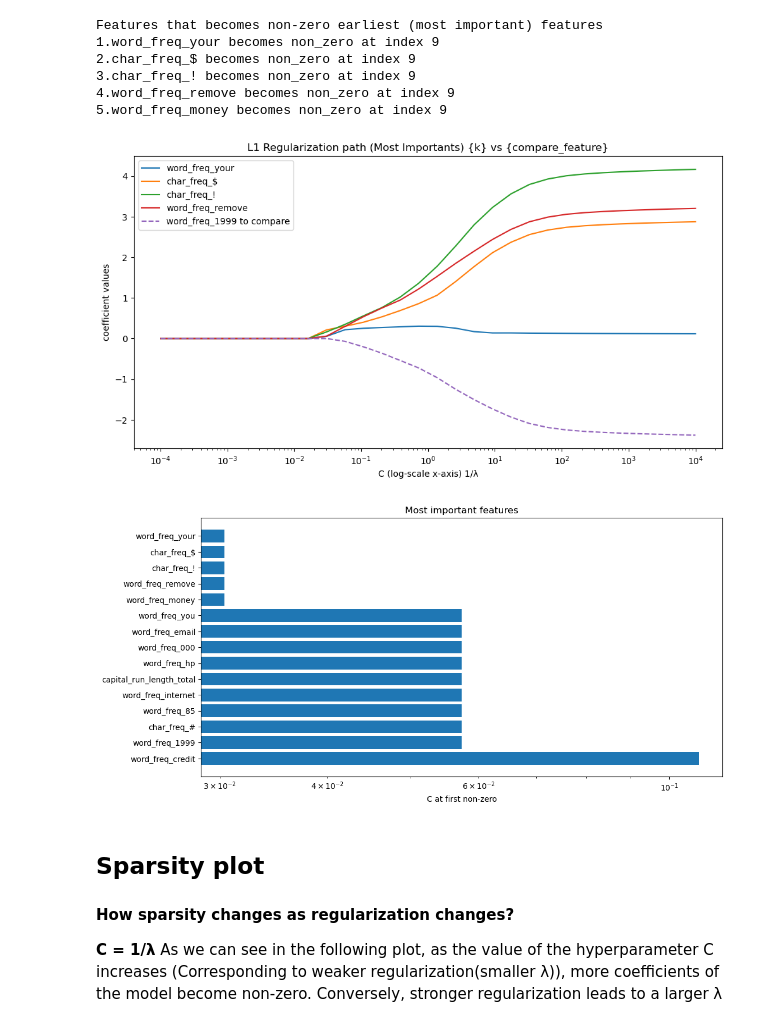
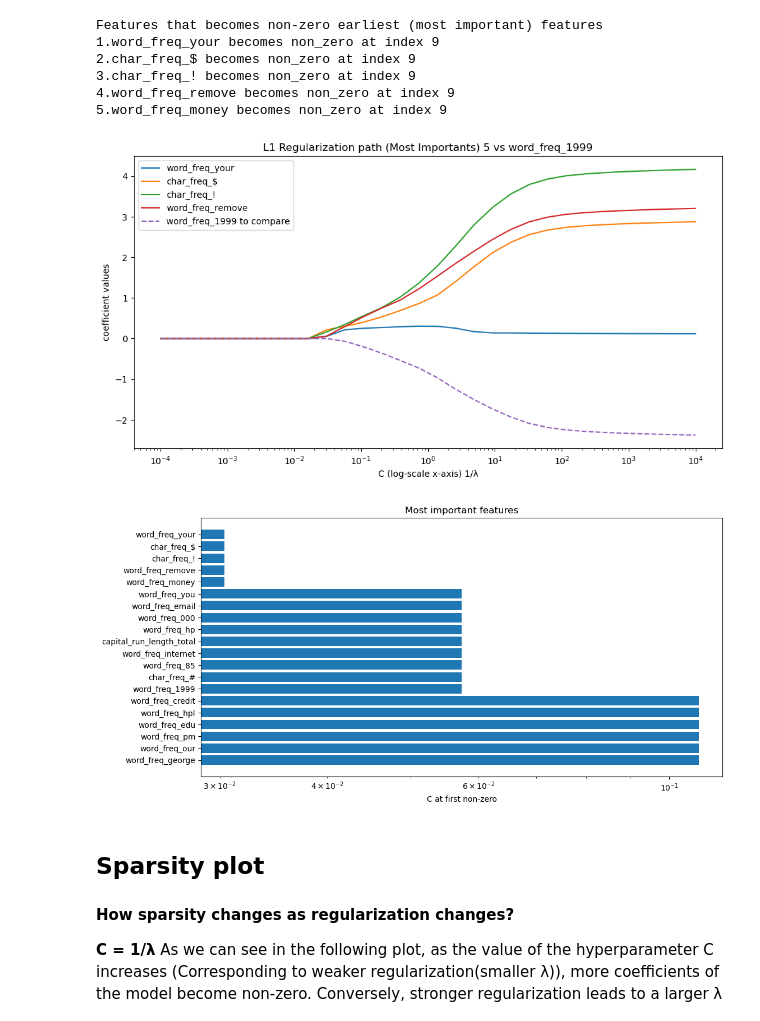
Before and after one commit to jacktheplant/assignment-2, a Jupyter notebook: assignment2.ipynb, the cells around one changed output. Saved outputs shown, nothing was run; the diff lists cells and outputs as text; code cells hidden in the pictures.

Commit message:
added plot to par4 and some changes

```diff
--- a/assignment2.ipynb
+++ b/assignment2.ipynb
@@ -322,6 +322,10 @@ model_minibatch_l2_batch_64.fit(X_train, y_train)
 # Pure SGD (B=1), No Regularization
 model_sgd_pure = LogisticRegressionSGD(learning_rate, epochs, batch_size=1, reg_lambda=0)
 model_sgd_pure.fit(X_train, y_train)
+
+# Pure SGD (B=1), Regularization
+model_sgd_l2 = LogisticRegressionSGD(learning_rate, epochs, batch_size=1, reg_lambda=fixed_lambda)
+model_sgd_l2.fit(X_train, y_train)
 # %% [output]
 <__main__.LogisticRegressionSGD at 0x...>
 # %%
@@ -830,28 +834,29 @@ plt.plot(Cs,  C_list[:, compare_i],linestyle = '--', label = f'{features[compare
 plt.xscale('log')
 plt.xlabel('C (log-scale x-axis) 1/λ')
 plt.ylabel('coefficient values')
-plt.title('L1 Regularization path (Most Importants) {k} vs {compare_feature}')
+plt.title(f'L1 Regularization path (Most Importants) {k} vs {f_to_compare}')
 plt.legend()
 plt.show()
 # %% [output]
-[figure, old version]
+[figure, new version]
 # %%
 top_features, top_c =[], []
-top_k_features = 15
-for i in sorted[:top_k_features]:
+k = 20
+
+for i in sorted[:k]:
     top_features.append(features[i])
     top_c.append(Cs[non_zero_first[i]])
 
 plt.figure(figsize=(12, 6))
 plt.barh(top_features, top_c)
 plt.xscale('log')
 plt.xlabel('C at first non-zero')
 plt.title('Most important features')
 
 plt.gca().invert_yaxis()
 plt.show()
 # %% [output]
-[figure, old version]
+[figure, new version]
 # %% [markdown]
 ## **Sparsity plot**
 
```
Also changed, not shown: parts of 11 cells of this notebook.
